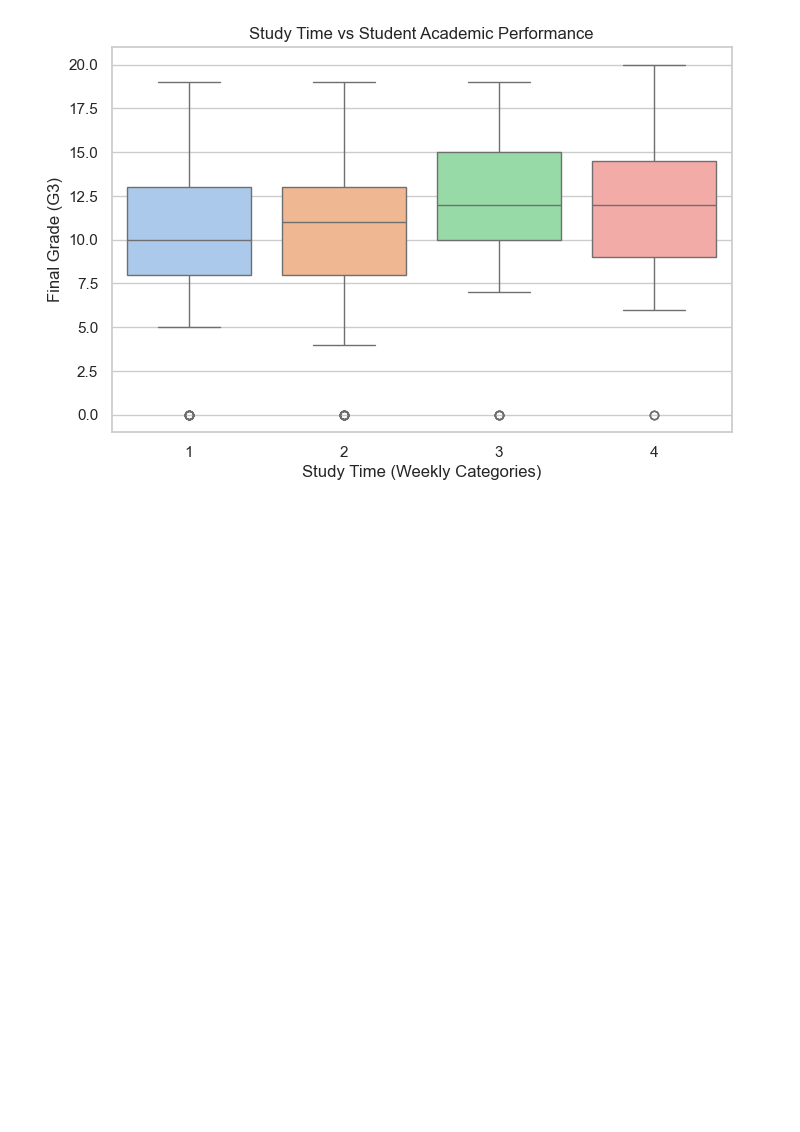
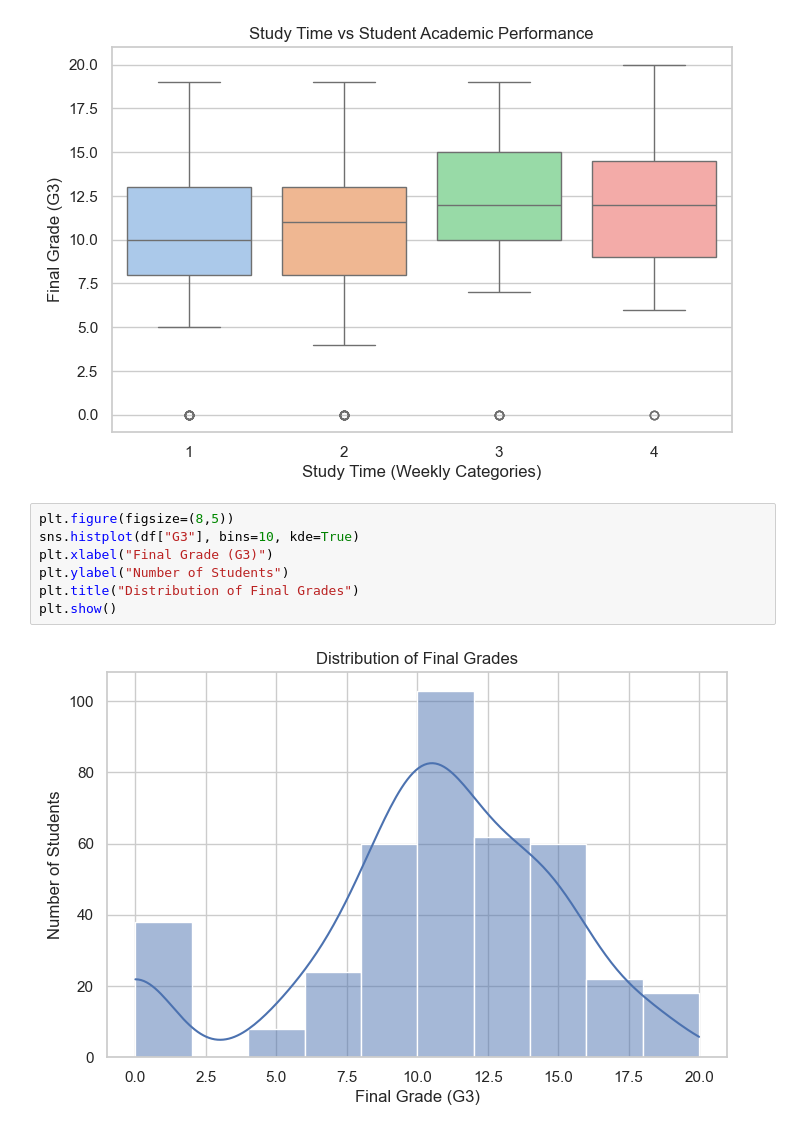
Before and after one commit to sushanth-poojary-1227/Student-performance-data-visualization, a Jupyter notebook: student_performance_visualization.ipynb, the cells around one changed output. Drawn from its saved outputs; the diff is of its cells as text; blank space fills up the shorter version.

Commit message:
Histogram Visualization 2 Distribution of Final Grades

```diff
--- a/student_performance_visualization.ipynb
+++ b/student_performance_visualization.ipynb
@@ -92,3 +92,12 @@ plt.title("Study Time vs Student Academic Performance")
 plt.show()
 # %% [output]
 [figure]
+# %%
+plt.figure(figsize=(8,5))
+sns.histplot(df["G3"], bins=10, kde=True)
+plt.xlabel("Final Grade (G3)")
+plt.ylabel("Number of Students")
+plt.title("Distribution of Final Grades")
+plt.show()
+# %% [output]
+[figure, added]
```
